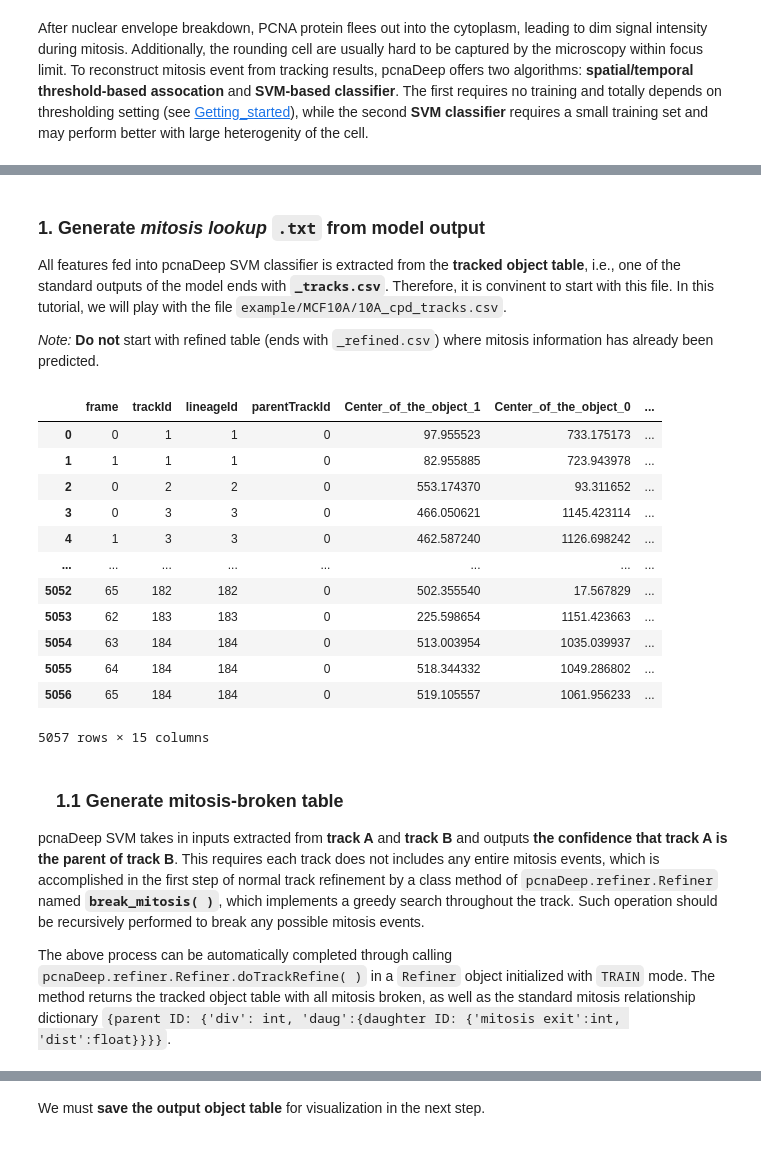
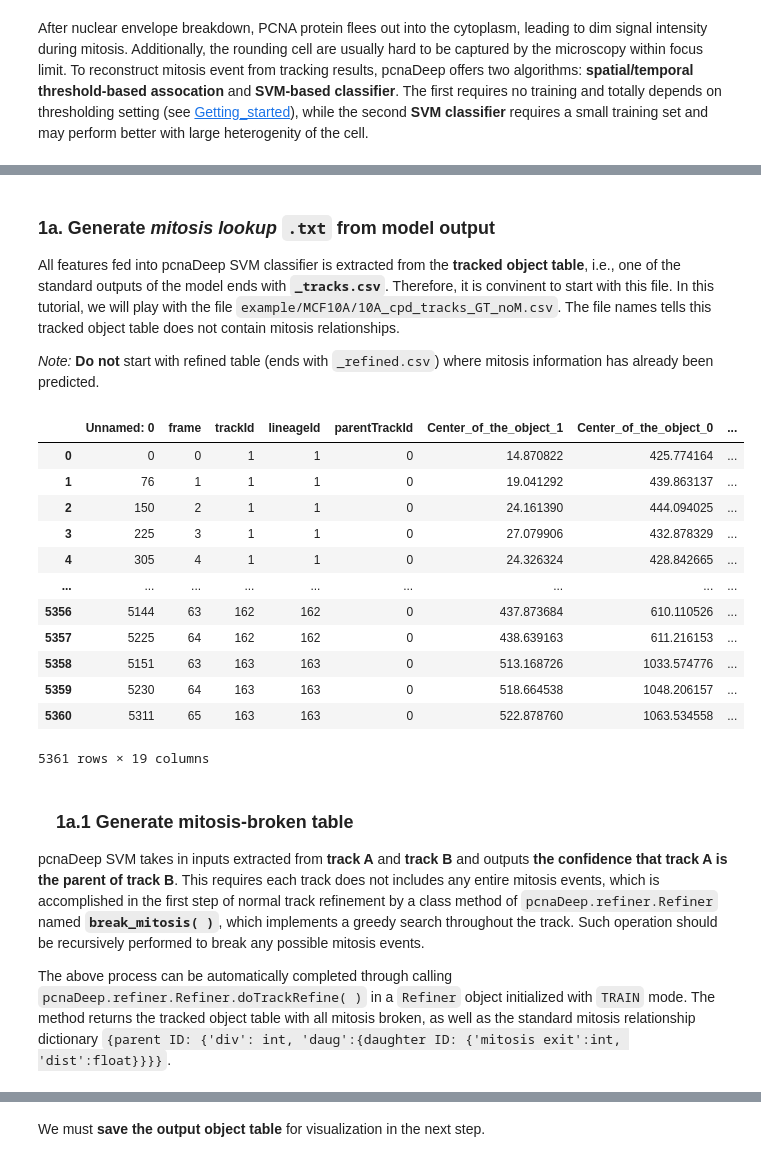
Before and after one commit to Jeff-Gui/PCNAdeep, a Jupyter notebook: bin/train_pcna_SVM.ipynb, the cells around one changed output, grey strips where cells are left out. Cells and saved outputs as stored; diff of their text form; code cells hidden in the pictures.

```diff
--- a/bin/train_pcna_SVM.ipynb
+++ b/bin/train_pcna_SVM.ipynb
@@ -18,27 +24,27 @@ __SVM feature extractor__ in pcnaDeep is implemented as a class method of `pcnaD
 # %% [markdown]
-### 1. Generate _mitosis lookup_ `.txt` from model output
-All features fed into pcnaDeep SVM classifier is extracted from the __tracked object table__, i.e., one of the standard outputs of the model ends with __`_tracks.csv`__.  Therefore, it is convinent to start with this file. In this tutorial, we will play with the file `example/MCF10A/10A_cpd_tracks.csv`.
+### 1a. Generate _mitosis lookup_ `.txt` from model output
+All features fed into pcnaDeep SVM classifier is extracted from the __tracked object table__, i.e., one of the standard outputs of the model ends with __`_tracks.csv`__.  Therefore, it is convinent to start with this file. In this tutorial, we will play with the file `example/MCF10A/10A_cpd_tracks_GT_noM.csv`. The file names tells this tracked object table does not contain mitosis relationships.
 
 _Note:_ __Do not__ start with refined table (ends with `_refined.csv`) where mitosis information has already been predicted.
 # %%
-dt = pd.read_csv(os.path.join(example_root, 'MCF10A', '10A_cpd_tracks.csv'))
+dt = pd.read_csv(os.path.join(example_root, 'MCF10A', '10A_cpd_tracks_GT_noM.csv'))
 dt
 # %% [output]
-|  | frame | trackId | lineageId | parentTrackId | Center_of_the_object_1 | Center_of_the_object_0 | ... |
-| 0 | 0 | 1 | 1 | 0 | 97.955523 | 733.175173 | ... |
-| 1 | 1 | 1 | 1 | 0 | 82.955885 | 723.943978 | ... |
-| 2 | 0 | 2 | 2 | 0 | 553.174370 | 93.311652 | ... |
-| 3 | 0 | 3 | 3 | 0 | 466.050621 | 1145.423114 | ... |
-| 4 | 1 | 3 | 3 | 0 | 462.587240 | 1126.698242 | ... |
-| ... | ... | ... | ... | ... | ... | ... | ... |
-| 5052 | 65 | 182 | 182 | 0 | 502.355540 | 17.567829 | ... |
-| 5053 | 62 | 183 | 183 | 0 | 225.598654 | 1151.423663 | ... |
-| 5054 | 63 | 184 | 184 | 0 | 513.003954 | 1035.039937 | ... |
-| 5055 | 64 | 184 | 184 | 0 | 518.344332 | 1049.286802 | ... |
-| 5056 | 65 | 184 | 184 | 0 | 519.105557 | 1061.956233 | ... |
+|  | Unnamed: 0 | frame | trackId | lineageId | parentTrackId | Center_of_the_object_1 | Center_of_the_object_0 | ... |
+| 0 | 0 | 0 | 1 | 1 | 0 | 14.870822 | 425.774164 | ... |
+| 1 | 76 | 1 | 1 | 1 | 0 | 19.041292 | 439.863137 | ... |
+| 2 | 150 | 2 | 1 | 1 | 0 | 24.161390 | 444.094025 | ... |
+| 3 | 225 | 3 | 1 | 1 | 0 | 27.079906 | 432.878329 | ... |
+| 4 | 305 | 4 | 1 | 1 | 0 | 24.326324 | 428.842665 | ... |
+| ... | ... | ... | ... | ... | ... | ... | ... | ... |
+| 5356 | 5144 | 63 | 162 | 162 | 0 | 437.873684 | 610.110526 | ... |
+| 5357 | 5225 | 64 | 162 | 162 | 0 | 438.639163 | 611.216153 | ... |
+| 5358 | 5151 | 63 | 163 | 163 | 0 | 513.168726 | 1033.574776 | ... |
+| 5359 | 5230 | 64 | 163 | 163 | 0 | 518.664538 | 1048.206157 | ... |
+| 5360 | 5311 | 65 | 163 | 163 | 0 | 522.878760 | 1063.534558 | ... |
-5057 rows × 15 columns
+5361 rows × 19 columns
 # %% [markdown]
-### &emsp;1.1 Generate mitosis-broken table
+### &emsp;1a.1 Generate mitosis-broken table
 pcnaDeep SVM takes in inputs extracted from __track A__ and __track B__ and outputs __the confidence that track A is the parent of track B__. This requires each track does not includes any entire mitosis events, which is accomplished in the first step of normal track refinement by a class method of `pcnaDeep.refiner.Refiner` named __`break_mitosis( )`__, which implements a greedy search throughout the track. Such operation should be recursively performed to break any possible mitosis events.
 
 The above process can be automatically completed through calling `pcnaDeep.refiner.Refiner.doTrackRefine( )` in a `Refiner` object initialized with `TRAIN` mode. The method returns the tracked object table with all mitosis broken, as well as the standard mitosis relationship dictionary `{parent ID: {'div': int, 'daug':{daughter ID: {'mitosis exit':int, 'dist':float}}}}`.
```
Also changed, not shown: parts of 19 cells of this notebook, 4 other files.
